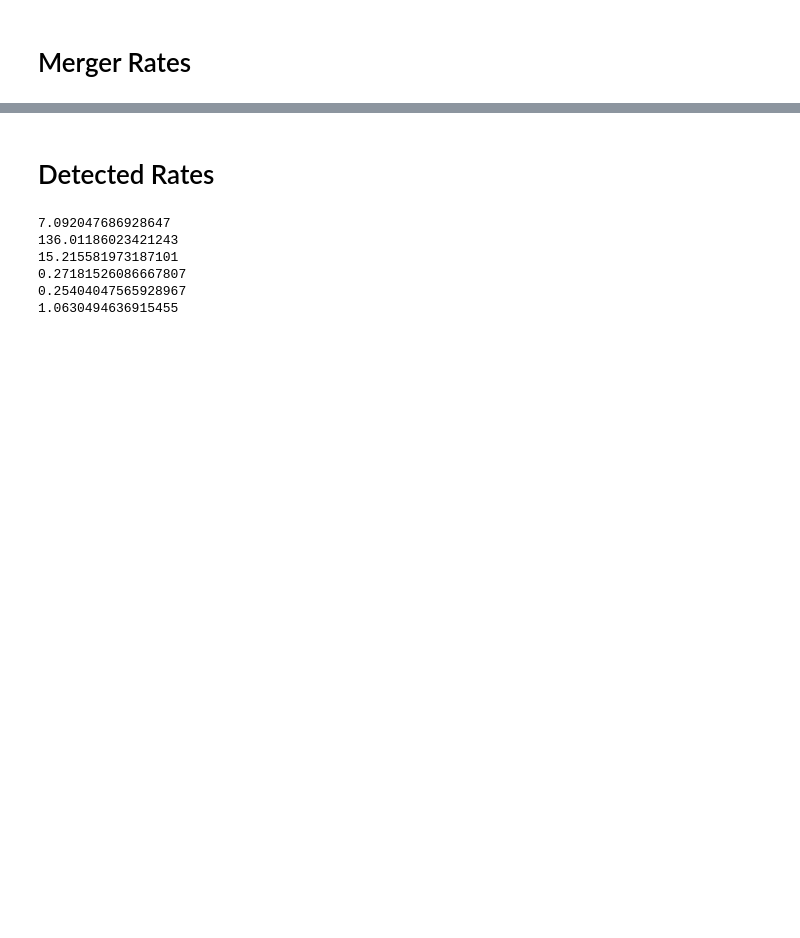
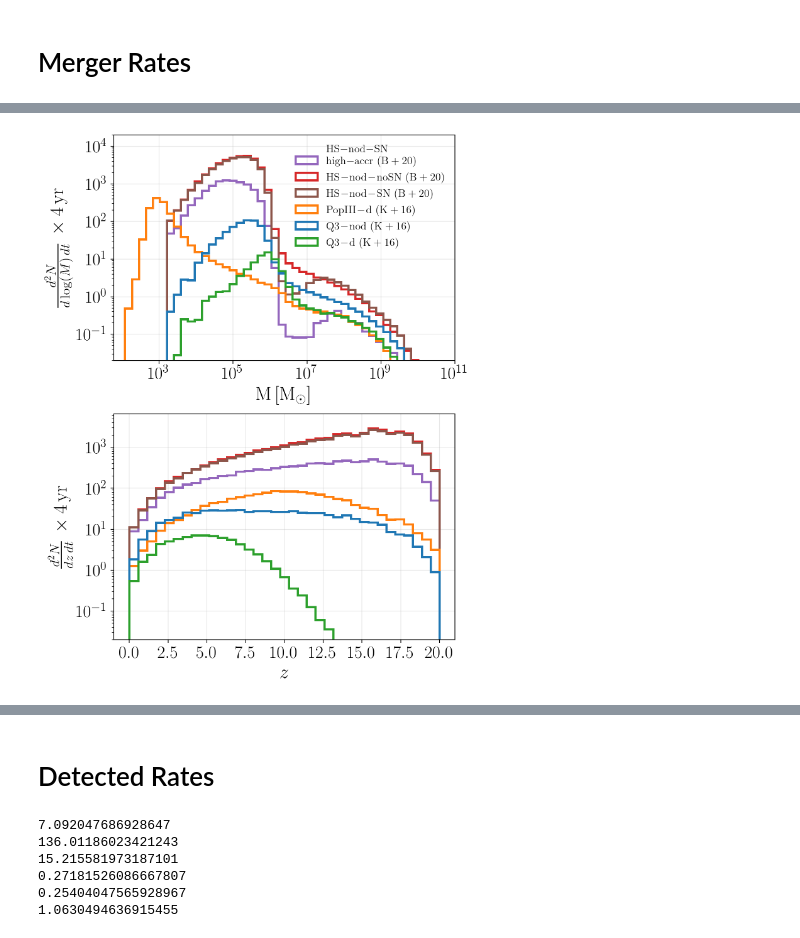
Before and after one commit to juangutimuni/Stronglensing-LISA, a Jupyter notebook: LISA_SL_Rates.ipynb, the cells around one changed output, grey strips where cells are left out. Drawn from its saved outputs; the diff is of its cells as text; code cells hidden in the pictures; blank space fills up the shorter version.

```diff
--- a/LISA_SL_Rates.ipynb
+++ b/LISA_SL_Rates.ipynb
@@ -395,0 +20,93 @@ Name: z_merger, dtype: float64
+# %%
+# Merger rates para las 6 simulaciones al mismo tiempo
+
+file_paths = [
+    ("HS-nod-SN-high-accr.dat.bz2",       r'$\shortstack[l]{$\mathrm{HS{-}nod{-}SN}$\\$ \mathrm{high{-}accr\ (B+20)}$}$', "tab:purple"),
+    ("HSnodB20noSN_extrapolated.dat.bz2", r'$\mathrm{HS\!-\!nod\!-\!noSN\ (B+20)}$', "tab:red"),
+    ("HSnodB20SN_extrapolated.dat.bz2",   r'$\mathrm{HS\!-\!nod\!-\!SN\ (B+20)}$', "tab:brown"),
+    ("popIII_K16_extrapolated.dat.bz2",   r'$\mathrm{PopIII\!-\!d\ (K+16)}$', "tab:orange"),
+    ("Q3nod_K16_extrapolated.dat.bz2",    r'$\mathrm{Q3\!-\!nod\ (K+16)}$', "tab:blue"),
+    ("Q3d_K16_extrapolated.dat.bz2",      r'$\mathrm{Q3\!-\!d\ (K+16)}$', "tab:green")
+]
+
+
+column_names = [
+    "z_merger", "m1", "m2", "a1", "a2", "alpha", "beta", "gamma", "psi",
+    "afin", "mfin", "vkick", "vesc_halo", "vesc_bar", "Mcluster", "Mdisk_stars",
+    "Mdisk_gas", "Mbulge_stars", "Mbulge_gas", "MNSC", "Mreservoir",
+    "Mhalo_final", "halo_density"
+]
+
+c = 9.72e-15  # Velocidad de la luz en Mpc/s
+
+z_bins = np.linspace(0, 20, 36)
+mass_bins = np.logspace(1.7, 10, 45)
+
+fig, axs = plt.subplots(2, 1, figsize=(7,9), sharex=False)
+
+for path, label, color in file_paths:
+    with bz2.open(path, "rt") as f:
+        df = pd.read_csv(f, sep='\s+', names=column_names)
+
+    if df["a1"].min() >= 0 and df["a2"].min() >= 0:
+        df["a1"] = df["a1"] * np.sign(np.cos(df["beta"]))
+        df["a2"] = df["a2"] * np.sign(np.cos(df["gamma"]))
+
+    df["Dl_s"] = cosmo.luminosity_distance(df["z_merger"]).value
+    df["d2N_dzdt"] = (4 * np.pi * c * df["halo_density"] * df["Dl_s"]**2 / ((1 + df["z_merger"])**2))
+
+    with bz2.open(path, "wt") as f:
+        df.to_csv(f, sep="\t", index=False, header=False)
+
+    df["total_mass"] = df["m1"] + df["m2"]
+    df["z_merger_noisy"] = df["z_merger"] + np.random.normal(0, 0.55, len(df))
+
+    mass_hist, mass_edges = np.histogram(df["total_mass"], bins=mass_bins, weights=df["d2N_dzdt"])
+    z_hist, z_edges = np.histogram(df["z_merger_noisy"], bins=z_bins, weights=df["d2N_dzdt"])
+
+    print(f"Total Intrinsic Events for {path}: {np.sum(mass_hist)*3600 * 24 * 365 * 4}")
+
+    axs[0].hist(
+        0.5 * (mass_edges[:-1] + mass_edges[1:]),
+        bins=mass_bins,
+        weights=mass_hist * 3600 * 24 * 365 * 4,
+        histtype="step",
+        color=color,
+        label=label,
+        linewidth=2.5
+    )
+
+    axs[1].hist(
+        0.5 * (z_edges[:-1] + z_edges[1:]),
+        bins=z_bins,
+        weights=z_hist * 3600 * 24 * 365 * 4,
+        histtype="step",
+        color=color,
+        label=label,
+        linewidth=2.5
+    )
+
+axs[0].set_xscale("log")
+axs[0].set_yscale("log")
+axs[0].set_xlabel(r"$\mathrm{M} \, [\mathrm{M}_\odot]$", fontsize = 22)
+axs[0].set_ylabel(r"$\frac{d^2N}{d\log(M) \, dt} \, \times 4 \, \mathrm{yr}$", fontsize = 22)
+axs[0].grid(alpha=0.3)
+axs[0].tick_params(labelsize=20)
+axs[0].set_ylim(2e-2, 2e4)
+axs[0].set_xlim(60, 1e11)
+axs[0].legend(frameon=False, fontsize = 12.5, loc='upper right')
+
+axs[1].set_yscale("log")
+axs[1].set_xlabel(r"$z$", fontsize = 22)
+axs[1].set_ylabel(r"$\frac{d^2N}{dz \, dt} \, \times 4 \, \mathrm{yr}$", fontsize = 22)
+axs[1].grid(alpha=0.3)
+axs[1].set_xticks(np.arange(0, 21, 2.5))
+axs[1].tick_params(labelsize=20)
+axs[1].set_ylim(2e-2, 6.5e3)
+#axs[1].set_xlim(-1, 21)
+
+
+plt.tight_layout()
+#plt.savefig('SecondRun/Images/MergerRatesMz.pdf')
+plt.show()
+# %% [output]
@@ -396,3 +119,4 @@ Name: z_merger, dtype: float64
+[figure, added]
 # %%
 # Mismo merger rate que el anterior pero ahora vs a1 y a2
 
```
Also changed, not shown: parts of 34 cells of this notebook.
